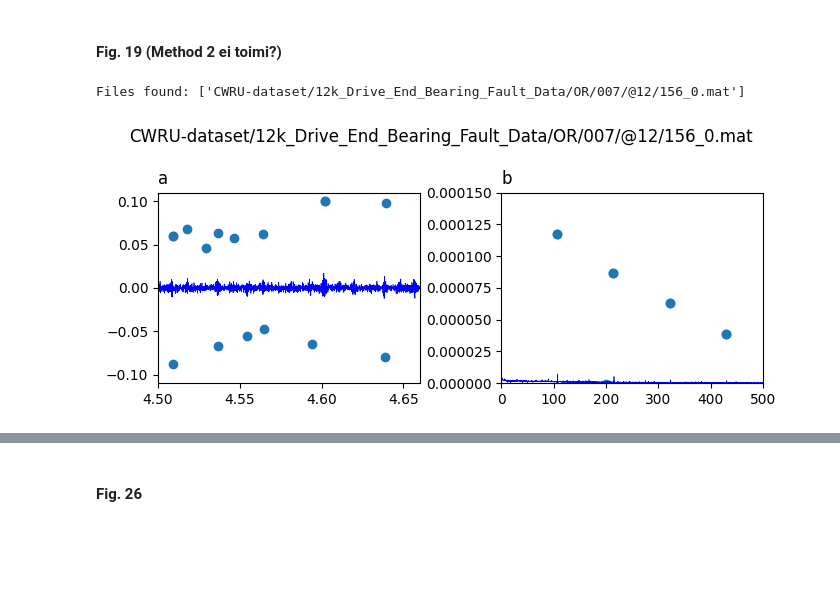
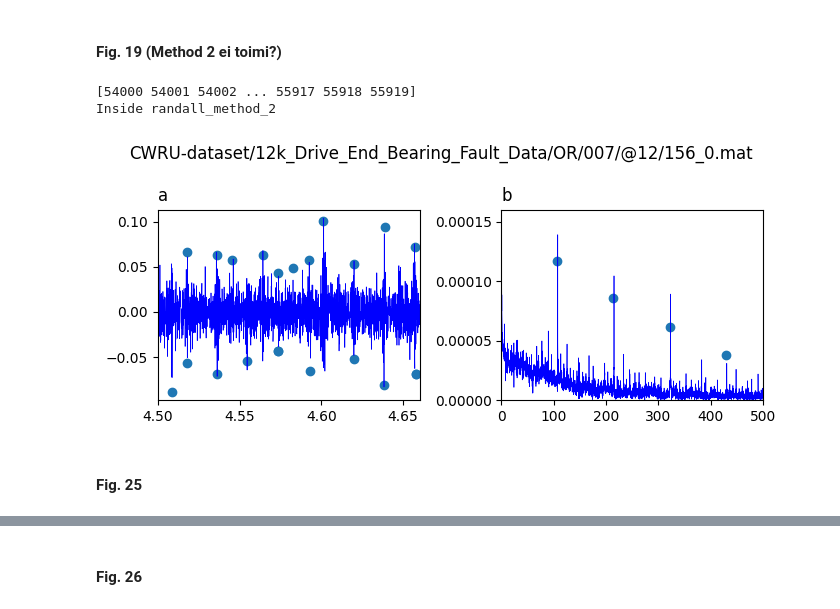
Before and after one commit to Aalto-Arotor/openConMo, a Jupyter notebook: src/randall_examples.ipynb, the cells around one changed output, grey strips where cells are left out. Drawn from its saved outputs; the diff is of its cells as text; code cells hidden in the pictures; blank space fills up the shorter version.

```diff
--- a/src/randall_examples.ipynb
+++ b/src/randall_examples.ipynb
@@ -342,44 +335,50 @@ plot_method_1(title, time, signal, sq_env_f, sq_env, (0, 0.5), (-1.5, 1.5), None
 Fig. 19. Record 156DE (12k, 0.007 in. drive end outer race fault opposite, 1797 rpm). (a) Time signal from Method 2 (prewhitening); cursors at 1/BPFO.
 (b) Corresponding envelope spectrum; Y1 diagnosis.
 '''
 
 fs = 12e3
 mat_files = glob.glob("CWRU-dataset/**/*156*.mat", recursive=True)
-print("Files found:", mat_files)
 
 # Exctract DE signal
 signal, _, _, rpm = du.extract_signals(mat_files[0], normal=False)
 
-num_samples = int(fs*10)
-signal = signal[:num_samples]
+# num_samples = int(fs*10)
+# signal = signal[:num_samples]
 time = np.linspace(0,len(signal)/fs,len(signal))
 
+mask = np.argwhere((4.5 < time) & (time < 4.66))[:,0]
+print(mask)
 t,s = randall_method_2(signal,fs)
+s = s
 sq_env_f, sq_env = randall_method_1(s, fs)
 
 fig, (ax1, ax2) = plt.subplots(1, 2, figsize=(7, 3))
-# t = np.linspace(0, len(s)/fs, len(s))
-ax1.plot(t, s, c="b", linewidth=0.5)
+ax1.plot(time[mask], s[mask], c="b", linewidth=0.5)
+
+
 ax1.set_xlim(4.5, 4.66)
-ax1.set_ylim(-0.11, 0.11)
+#ax1.set_ylim(-0.11, 0.11)
 ax1.set_title("a", loc="left")
 
-ax2.plot(sq_env_f, sq_env, c="b", linewidth=0.5)
+ax2.plot(sq_env_f, sq_env/2 , c="b", linewidth=0.5)
 ax2.set_xlim(0, 500)
-ax2.set_ylim(0, 1.5e-4)
+ax2.set_ylim(0, 1.6e-4)
 ax2.set_title("b", loc="left")
 
-x = [4.508839779005525, 4.508839779005525, 4.517955801104972, 4.529005524861878, 4.536740331491712, 4.546408839779005, 4.564088397790055, 4.601933701657458, 4.601933701657458, 4.639226519337016, 4.638950276243094, 4.508839779005525, 4.536740331491712, 4.554419889502762, 4.5646408839779005, 4.594198895027624]
-y = [0.0601010101010101, 0.0601010101010101, 0.06767676767676767, 0.04595959595959595, 0.06363636363636363, 0.05757575757575757, 0.06262626262626263, 0.09999999999999999, 0.09999999999999999, 0.09797979797979799, -0.0792929292929293, -0.08737373737373738, -0.06717171717171717, -0.05505050505050505, -0.046969696969696974, -0.06464646464646465]
+x = [4.50849582172702, 4.60125348189415, 4.536211699164345, 4.517827298050139, 4.564066852367688, 4.545543175487465, 4.582729805013927, 4.573676880222841, 4.5926183844011135, 4.619916434540389, 4.657242339832869, 4.638300835654595, 4.638857938718663, 4.657660167130919, 4.657660167130919, 4.593314763231198, 4.620055710306406, 4.536211699164345, 4.517966573816156, 4.554596100278551, 4.573676880222841, 4.573676880222841]
+y = [-0.08824531516183987, 0.1005962521294719, 0.0632879045996593, 0.06584327086882455, 0.06277683134582623, 0.05792163543441228, 0.04846678023850087, 0.04284497444633731, 0.0571550255536627, 0.052810902896081785, 0.07197614991482112, -0.08083475298126065, 0.09420783645655878, -0.06882453151618399, -0.06882453151618399, -0.06575809199318569, -0.05221465076660988, -0.06908006814310051, -0.05706984667802385, -0.05477001703577513, -0.042759795570698464, -0.042759795570698464]
 ax1.scatter(x,y)
 
-x = [200, 107.30688935281837, 107.30688935281837, 214.19624217119, 214.19624217119, 323.17327766179545, 323.17327766179545, 429.64509394572036, 429.64509394572036]
-y = [-9.00900900900892e-7, 0.00011726726726726726, 0.00011726726726726726, 0.00008693693693693694, 0.00008693693693693694, 0.00006276276276276276, 0.00006276276276276276, 0.0000385885885885886, 0.0000385885885885886]
+x = [323.125, 430, 106.25, 214.21529134114584]
+y = [0.00006183035714285714, 0.000037723214285714286, 0.00011651785714285716, 0.00008619791666666667]
 ax2.scatter(x,y)
 
 fig.suptitle(mat_files[0])
 plt.tight_layout()
 plt.show()
 # %% [output]
-Files found: ['CWRU-dataset/12k_Drive_End_Bearing_Fault_Data/OR/007/@12/156_0.mat']
+[54000 54001 54002 ... 55917 55918 55919]
+Inside randall_method_2
-[figure, old version]
+[figure, new version]
+# %% [markdown]
+#### Fig. 25
```
Also changed, not shown: parts of 19 cells of this notebook, 5 other files.
